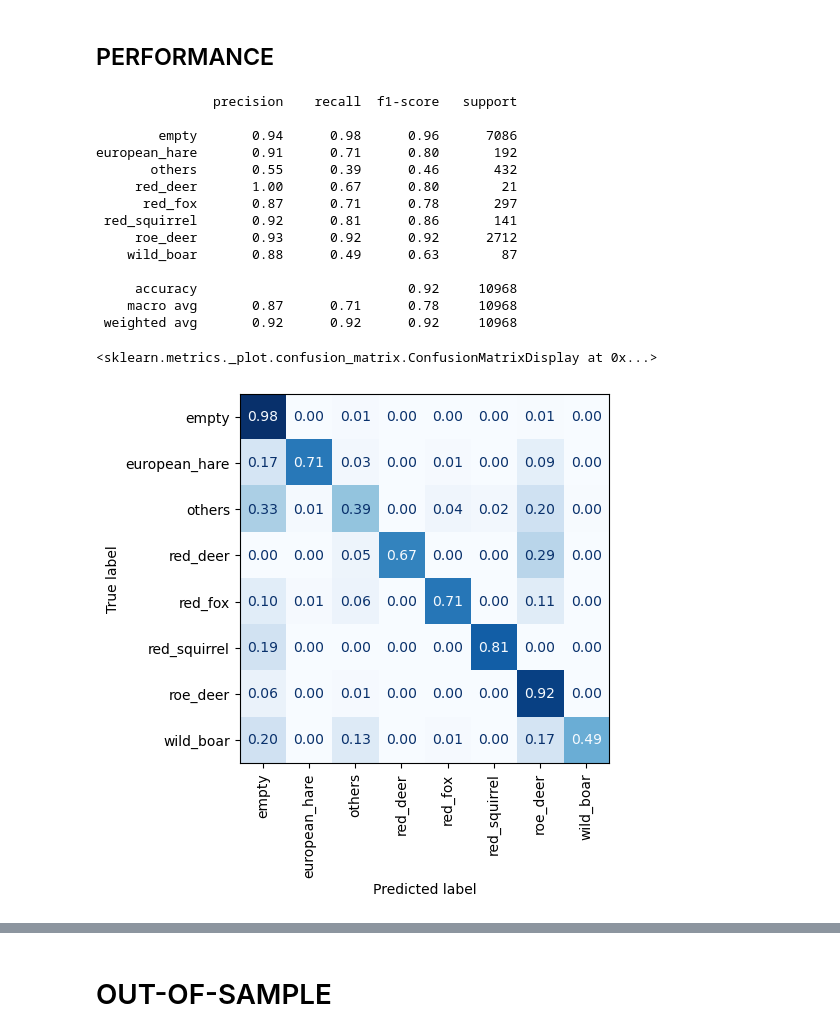
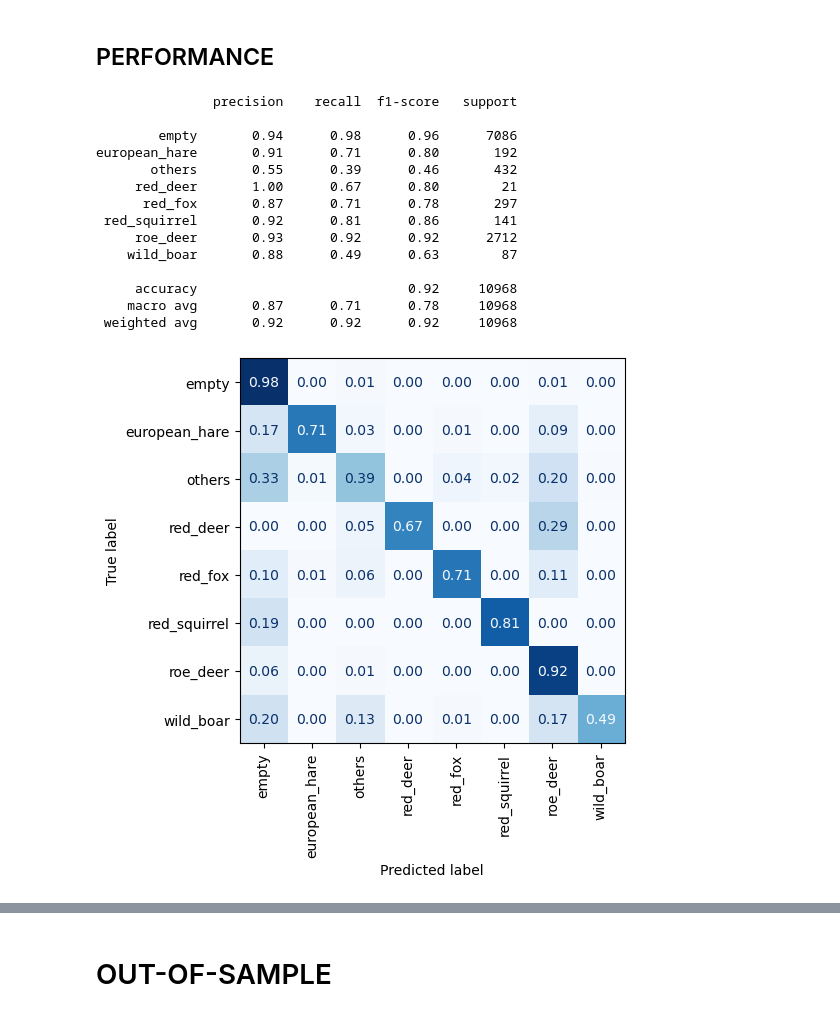
Before and after one commit to slds-lmu/wildlife-experiments, a Jupyter notebook: results_light_2.ipynb, the cells around one changed output, grey strips where cells are left out. Saved outputs shown, nothing was run; the diff lists cells and outputs as text; code cells hidden in the pictures.

```diff
--- a/results_light_2.ipynb
+++ b/results_light_2.ipynb
@@ -220,7 +237,6 @@ print(  # Figure 3
         target_names=list(LABEL_MAP.keys()),
     )
 )
-ConfusionMatrixDisplay.from_predictions(y_true=np.array(y_trues), y_pred=np.array(y_preds), **CONFMAT_ARGS)
 # %% [output]
                precision    recall  f1-score   support
 
@@ -236,5 +252,11 @@ european_hare       0.91      0.71      0.80       192
      accuracy                           0.92     10968
     macro avg       0.87      0.71      0.78     10968
  weighted avg       0.92      0.92      0.92     10968
-<sklearn.metrics._plot.confusion_matrix.ConfusionMatrixDisplay at 0x...>
-[figure, removed]
+# %%
+ConfusionMatrixDisplay.from_predictions(y_true=np.array(y_trues), y_pred=np.array(y_preds), **CONFMAT_ARGS)
+# plt.gcf().set_size_inches(8, 9)
+# plt.figure(figsize=(5, 6))
+plt.rcParams["figure.figsize"] = (7, 7)
+plt.savefig('cm_insample.eps')
+# %% [output]
+[figure, added]
```
Also changed, not shown: parts of 11 cells of this notebook, 2 other files.
